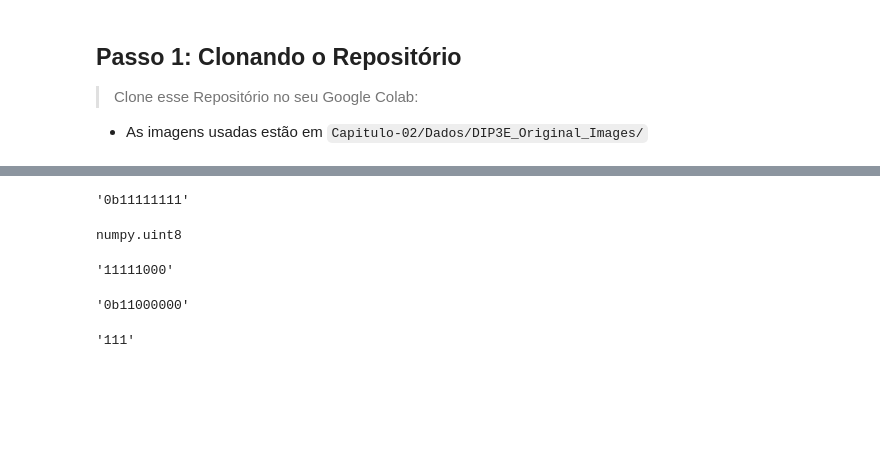
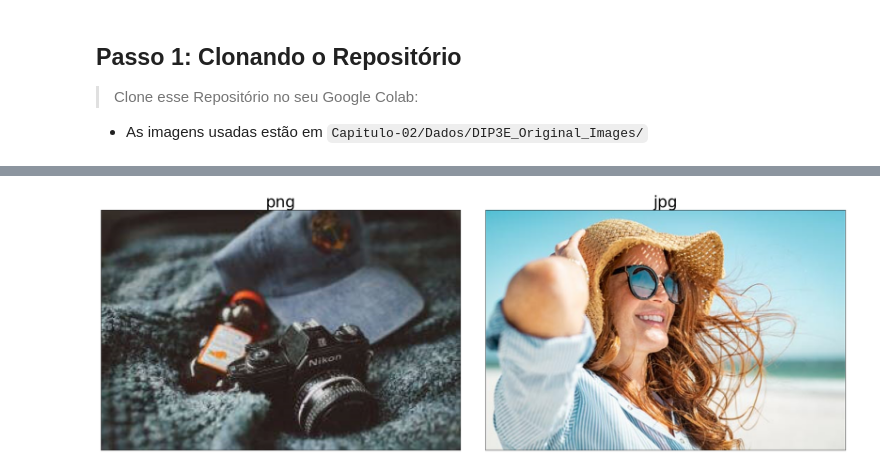
Before and after one commit to fredericmenezes/Processamento-Digital-de-Imagens-Gonzalez, a Jupyter notebook: Capitulo-02/Python/Capitulo_02.ipynb, the cells around one changed output, grey strips where cells are left out. Drawn from its saved outputs; the diff is of its cells as text; code cells hidden in the pictures; blank space fills up the shorter version.

```diff
--- a/Capitulo-02/Python/Capitulo_02.ipynb
+++ b/Capitulo-02/Python/Capitulo_02.ipynb
@@ -57,23 +52,19 @@ bin(63)
-# %%
-import numpy as np
-
-x = np.uint8(255)
-bin(x)
-# %% [output]
-'0b11111111'
-# %%
-type(x)
-# %% [output]
-numpy.uint8
-# %%
-bin(x & ~(0b00000111))[2:].zfill(8)
-# %% [output]
-'11111000'
-# %%
-bin(~x)
-# %% [output]
-'0b11000000'
-# %%
-bin((7))[2:]
-# %% [output]
-'111'
+# %%
+# Ler imagem a partir do caminho
+img_1 = cv.imread("./Capitulo-02/Dados/DIP3E_Original_Images_CH02/camera.png")
+img_2 = cv.imread("./Capitulo-02/Dados/DIP3E_Original_Images_CH02/mulher.jpg")
+
+# Colocar no formato RGB
+
+img_1 = cv.cvtColor(img_1, cv.COLOR_BGR2RGB)
+img_2 = cv.cvtColor(img_2, cv.COLOR_BGR2RGB)
+
+# Exibir a imagem
+
+plt.figure(figsize=(24, 8))
+plt.subplot(1,2,1), plt.imshow(img_1), plt.title("png", fontsize=35), plt.xticks([]), plt.yticks([]),
+plt.subplot(1,2,2), plt.imshow(img_2), plt.title("jpg", fontsize=35), plt.xticks([]), plt.yticks([]),
+plt.tight_layout()
+plt.show()
+# %% [output]
+[figure, added]
```
Also changed, not shown: parts of 10 cells of this notebook.
